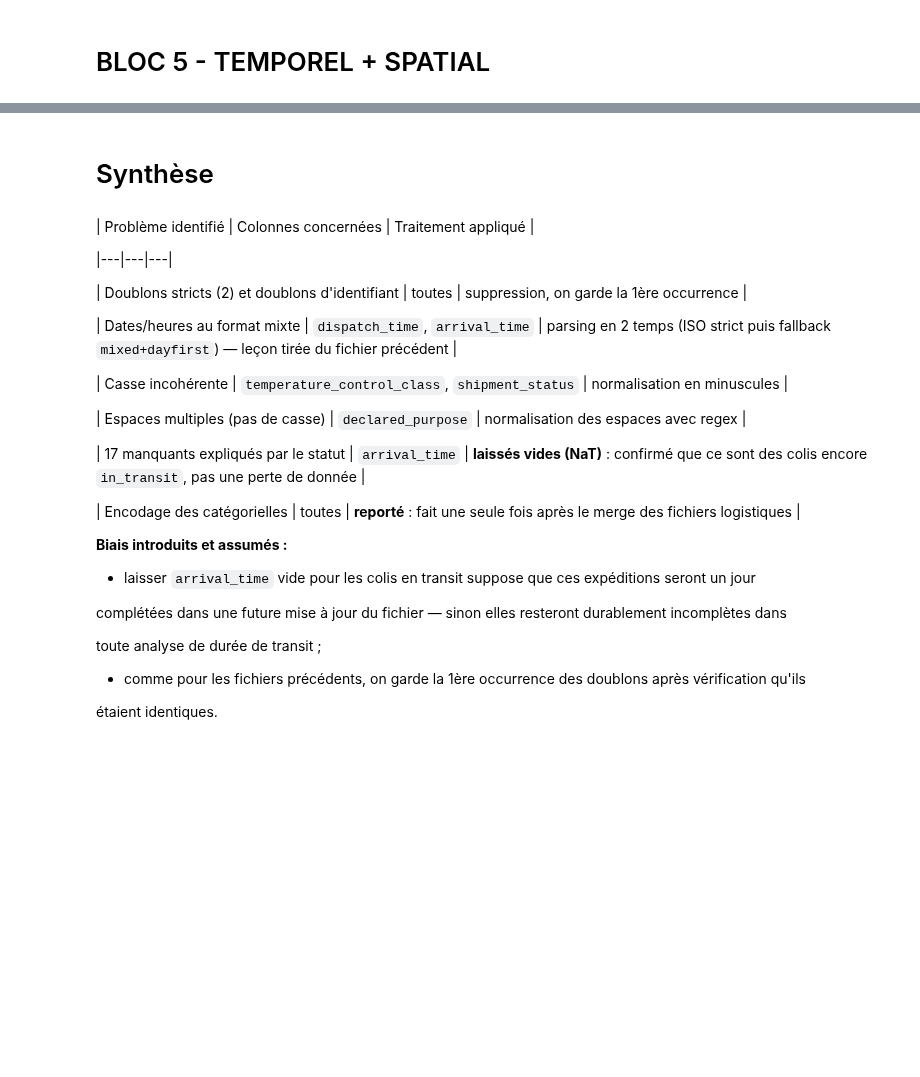
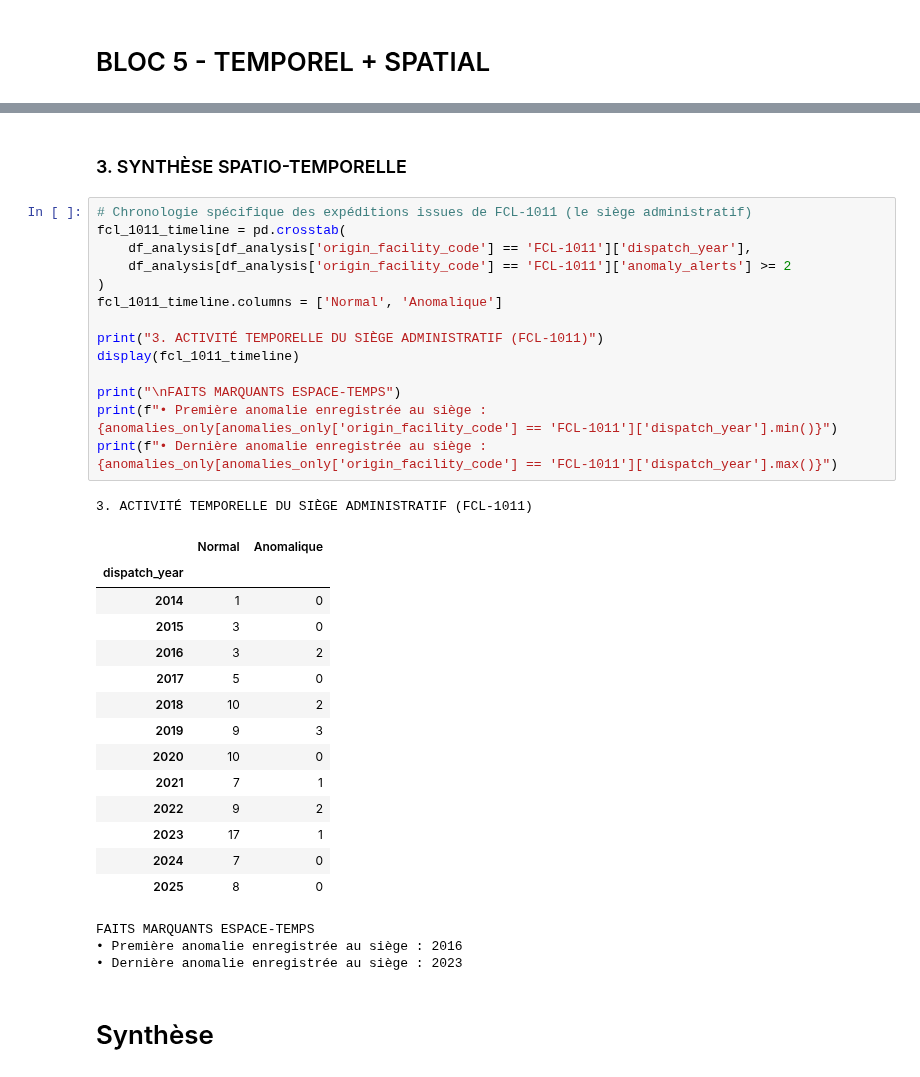
Before and after one commit to HananeDjouadi/G05-DataMining-2627, a Jupyter notebook: data/logistics/shipments.ipynb, the cells around one changed output, grey strips where cells are left out. Cells and saved outputs as stored; diff of their text form; blank space fills up the shorter version.

Commit message:
shipments:bloc6:spacio-temp fait

```diff
--- a/data/logistics/shipments.ipynb
+++ b/data/logistics/shipments.ipynb
@@ -1883,32 +1964,37 @@ L'analyse de réseau sur les 27 expéditions à haute criticité (alertes $\ge 2
+# %% [markdown]
+### 3. SYNTHÈSE SPATIO-TEMPORELLE
+# %%
+# Chronologie spécifique des expéditions issues de FCL-1011 (le siège administratif)
+fcl_1011_timeline = pd.crosstab(
+    df_analysis[df_analysis['origin_facility_code'] == 'FCL-1011']['dispatch_year'],
+    df_analysis[df_analysis['origin_facility_code'] == 'FCL-1011']['anomaly_alerts'] >= 2
+)
+fcl_1011_timeline.columns = ['Normal', 'Anomalique']
+
+print("3. ACTIVITÉ TEMPORELLE DU SIÈGE ADMINISTRATIF (FCL-1011)")
+display(fcl_1011_timeline)
+
+print("\nFAITS MARQUANTS ESPACE-TEMPS")
+print(f"• Première anomalie enregistrée au siège : {anomalies_only[anomalies_only['origin_facility_code'] == 'FCL-1011']['dispatch_year'].min()}")
+print(f"• Dernière anomalie enregistrée au siège : {anomalies_only[anomalies_only['origin_facility_code'] == 'FCL-1011']['dispatch_year'].max()}")
+# %% [output]
+3. ACTIVITÉ TEMPORELLE DU SIÈGE ADMINISTRATIF (FCL-1011)
+|  | Normal | Anomalique |
+| dispatch_year |  |  |
+| 2014 | 1 | 0 |
+| 2015 | 3 | 0 |
+| 2016 | 3 | 2 |
+| 2017 | 5 | 0 |
+| 2018 | 10 | 2 |
+| 2019 | 9 | 3 |
+| 2020 | 10 | 0 |
+| 2021 | 7 | 1 |
+| 2022 | 9 | 2 |
+| 2023 | 17 | 1 |
+| 2024 | 7 | 0 |
+| 2025 | 8 | 0 |
+FAITS MARQUANTS ESPACE-TEMPS
+• Première anomalie enregistrée au siège : 2016
+• Dernière anomalie enregistrée au siège : 2023
 # %% [markdown]
 # Synthèse
-# %% [markdown]
-| Problème identifié | Colonnes concernées | Traitement appliqué |
-
-|---|---|---|
-
-| Doublons stricts (2) et doublons d'identifiant | toutes | suppression, on garde la 1ère occurrence |
-
-| Dates/heures au format mixte | `dispatch_time`, `arrival_time` | parsing en 2 temps (ISO strict puis fallback `mixed+dayfirst`) — leçon tirée du fichier précédent |
-
-| Casse incohérente | `temperature_control_class`, `shipment_status` | normalisation en minuscules |
-
-| Espaces multiples (pas de casse) | `declared_purpose` | normalisation des espaces avec regex |
-
-| 17 manquants expliqués par le statut | `arrival_time` | **laissés vides (NaT)** : confirmé que ce sont des colis encore `in_transit`, pas une perte de donnée |
-
-| Encodage des catégorielles | toutes | **reporté** : fait une seule fois après le merge des fichiers logistiques |
-
-
-
-**Biais introduits et assumés :**
-
-- laisser `arrival_time` vide pour les colis en transit suppose que ces expéditions seront un jour
-
-complétées dans une future mise à jour du fichier — sinon elles resteront durablement incomplètes dans
-
-toute analyse de durée de transit ;
-
-- comme pour les fichiers précédents, on garde la 1ère occurrence des doublons après vérification qu'ils
-
-étaient identiques.
```
Also changed, not shown: parts of 9 cells of this notebook, 1 other file.
